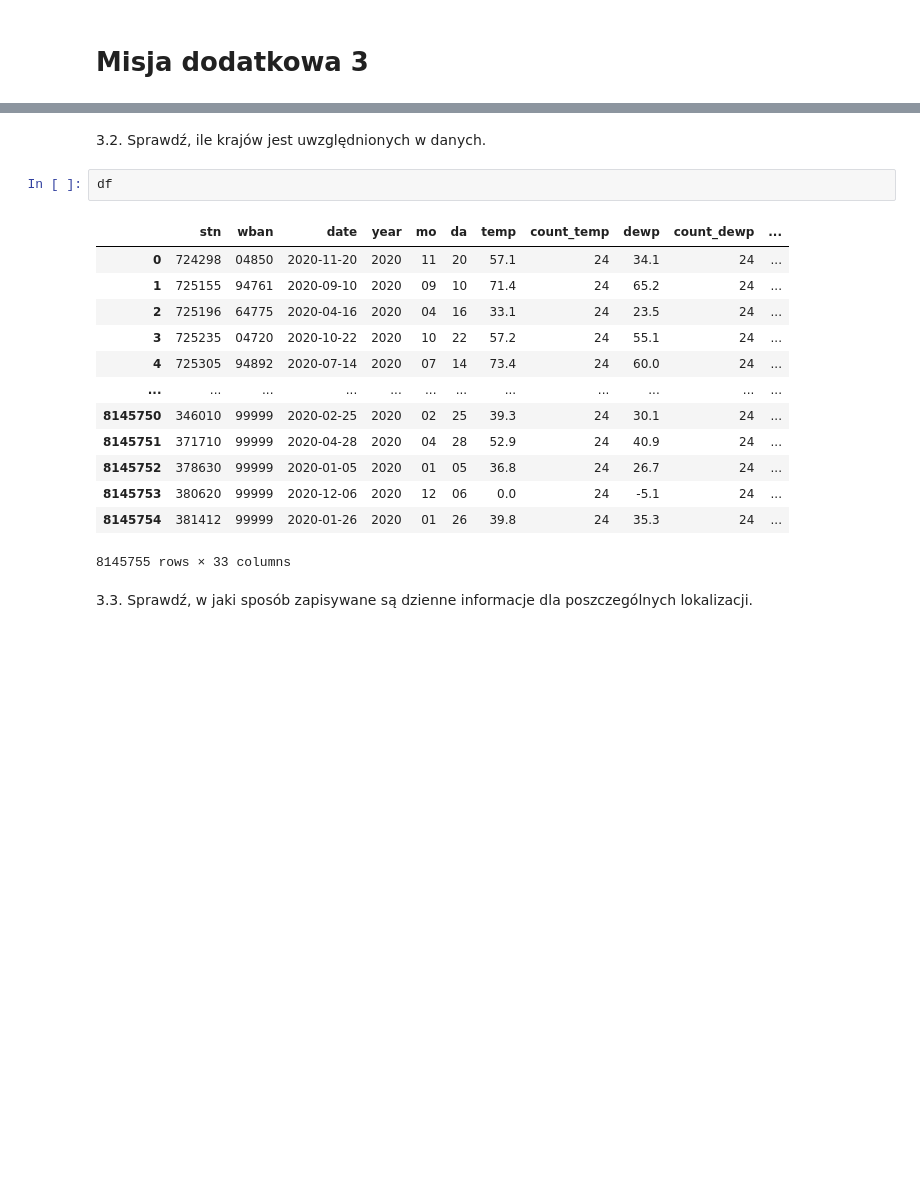
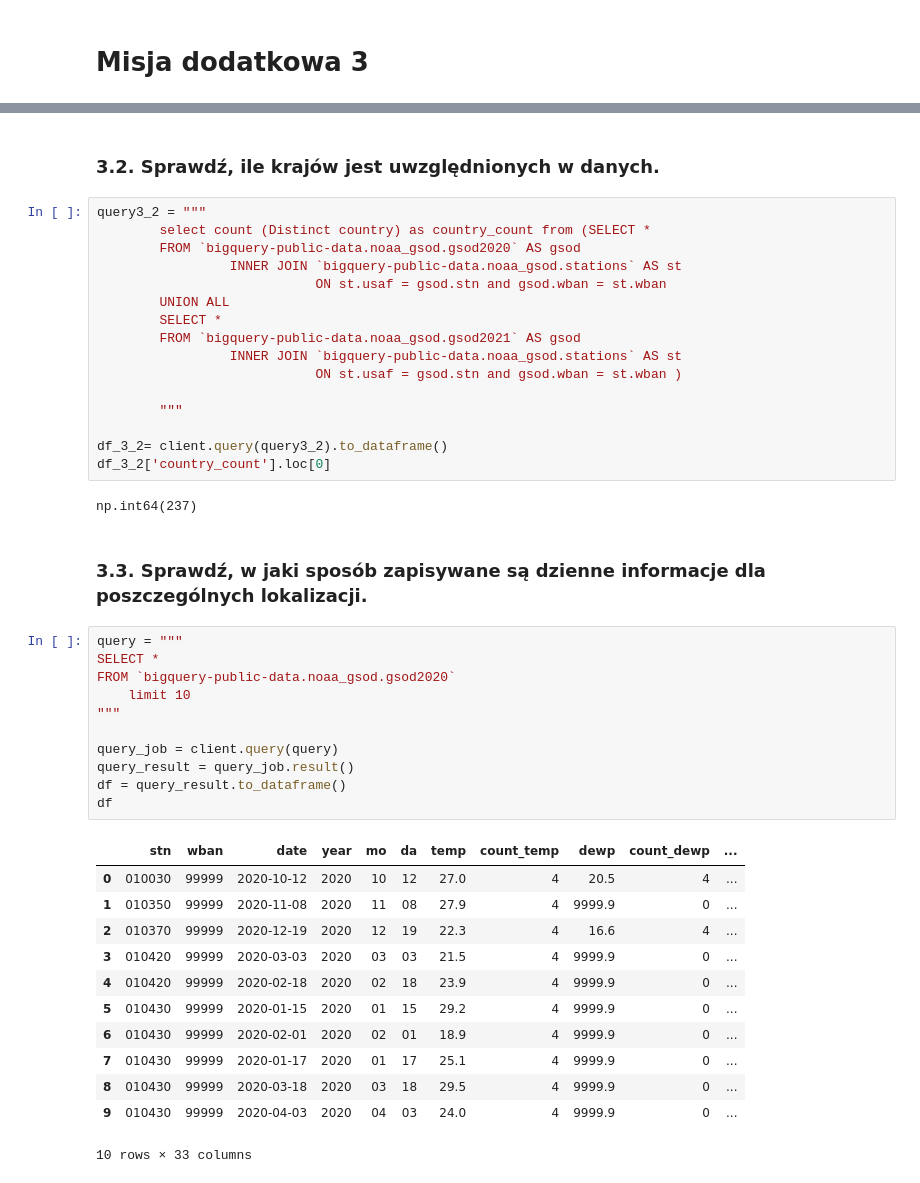
Before and after one commit to Matio004/PodstawyPrzetwarzaniaDuzychZbiorowDanych, a Jupyter notebook: zad1.ipynb, the cells around one changed output, grey strips where cells are left out. Cells and saved outputs as stored; diff of their text form; blank space fills up the shorter version.

```diff
--- a/zad1.ipynb
+++ b/zad1.ipynb
@@ -46,20 +72,46 @@ len(df)
 # %% [markdown]
-3.2. Sprawdź, ile krajów jest uwzględnionych w danych.
+### 3.2. Sprawdź, ile krajów jest uwzględnionych w danych.
 # %%
-df
+query3_2 = """
+        select count (Distinct country) as country_count from (SELECT *
+        FROM `bigquery-public-data.noaa_gsod.gsod2020` AS gsod
+                 INNER JOIN `bigquery-public-data.noaa_gsod.stations` AS st
+                            ON st.usaf = gsod.stn and gsod.wban = st.wban
+        UNION ALL
+        SELECT *
+        FROM `bigquery-public-data.noaa_gsod.gsod2021` AS gsod
+                 INNER JOIN `bigquery-public-data.noaa_gsod.stations` AS st
+                            ON st.usaf = gsod.stn and gsod.wban = st.wban )
+
+        """
+
+df_3_2= client.query(query3_2).to_dataframe()
+df_3_2['country_count'].loc[0]
 # %% [output]
-|  | stn | wban | date | year | mo | da | temp | count_temp | dewp | count_dewp | ... |
-| 0 | 724298 | 04850 | 2020-11-20 | 2020 | 11 | 20 | 57.1 | 24 | 34.1 | 24 | ... |
-| 1 | 725155 | 94761 | 2020-09-10 | 2020 | 09 | 10 | 71.4 | 24 | 65.2 | 24 | ... |
-| 2 | 725196 | 64775 | 2020-04-16 | 2020 | 04 | 16 | 33.1 | 24 | 23.5 | 24 | ... |
-| 3 | 725235 | 04720 | 2020-10-22 | 2020 | 10 | 22 | 57.2 | 24 | 55.1 | 24 | ... |
-| 4 | 725305 | 94892 | 2020-07-14 | 2020 | 07 | 14 | 73.4 | 24 | 60.0 | 24 | ... |
-| ... | ... | ... | ... | ... | ... | ... | ... | ... | ... | ... | ... |
-| 8145750 | 346010 | 99999 | 2020-02-25 | 2020 | 02 | 25 | 39.3 | 24 | 30.1 | 24 | ... |
-| 8145751 | 371710 | 99999 | 2020-04-28 | 2020 | 04 | 28 | 52.9 | 24 | 40.9 | 24 | ... |
-| 8145752 | 378630 | 99999 | 2020-01-05 | 2020 | 01 | 05 | 36.8 | 24 | 26.7 | 24 | ... |
-| 8145753 | 380620 | 99999 | 2020-12-06 | 2020 | 12 | 06 | 0.0 | 24 | -5.1 | 24 | ... |
-| 8145754 | 381412 | 99999 | 2020-01-26 | 2020 | 01 | 26 | 39.8 | 24 | 35.3 | 24 | ... |
-8145755 rows × 33 columns
+np.int64(237)
 # %% [markdown]
-3.3. Sprawdź, w jaki sposób zapisywane są dzienne informacje dla poszczególnych lokalizacji.
+### 3.3. Sprawdź, w jaki sposób zapisywane są dzienne informacje dla poszczególnych lokalizacji.
+# %%
+query = """
+SELECT *
+FROM `bigquery-public-data.noaa_gsod.gsod2020`
+    limit 10
+"""
+
+query_job = client.query(query)
+query_result = query_job.result()
+df = query_result.to_dataframe()
+df
+# %% [output]
+|  | stn | wban | date | year | mo | da | temp | count_temp | dewp | count_dewp | ... |
+| 0 | 010030 | 99999 | 2020-10-12 | 2020 | 10 | 12 | 27.0 | 4 | 20.5 | 4 | ... |
+| 1 | 010350 | 99999 | 2020-11-08 | 2020 | 11 | 08 | 27.9 | 4 | 9999.9 | 0 | ... |
+| 2 | 010370 | 99999 | 2020-12-19 | 2020 | 12 | 19 | 22.3 | 4 | 16.6 | 4 | ... |
+| 3 | 010420 | 99999 | 2020-03-03 | 2020 | 03 | 03 | 21.5 | 4 | 9999.9 | 0 | ... |
+| 4 | 010420 | 99999 | 2020-02-18 | 2020 | 02 | 18 | 23.9 | 4 | 9999.9 | 0 | ... |
+| 5 | 010430 | 99999 | 2020-01-15 | 2020 | 01 | 15 | 29.2 | 4 | 9999.9 | 0 | ... |
+| 6 | 010430 | 99999 | 2020-02-01 | 2020 | 02 | 01 | 18.9 | 4 | 9999.9 | 0 | ... |
+| 7 | 010430 | 99999 | 2020-01-17 | 2020 | 01 | 17 | 25.1 | 4 | 9999.9 | 0 | ... |
+| 8 | 010430 | 99999 | 2020-03-18 | 2020 | 03 | 18 | 29.5 | 4 | 9999.9 | 0 | ... |
+| 9 | 010430 | 99999 | 2020-04-03 | 2020 | 04 | 03 | 24.0 | 4 | 9999.9 | 0 | ... |
+10 rows × 33 columns
```
Also changed, not shown: parts of 19 cells of this notebook.
